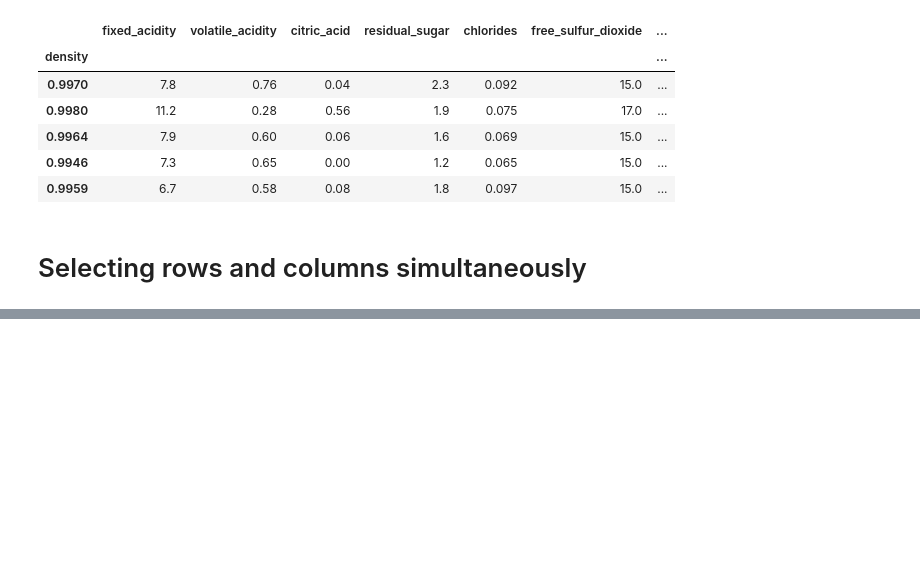
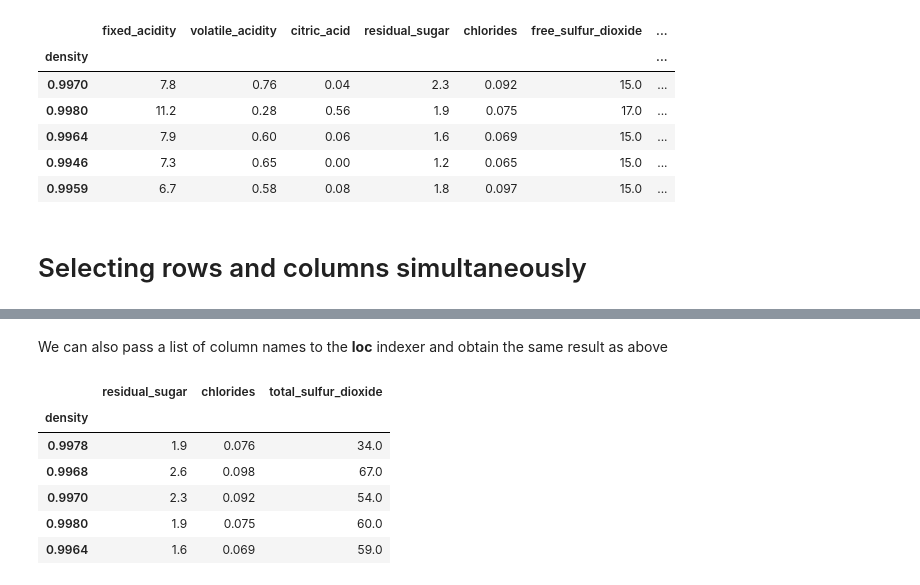
Before and after one commit to tixix/DataScience, a Jupyter notebook: Projects/Python Indexing Practice.ipynb, the cells around one changed output, grey strips where cells are left out. Cells and saved outputs as stored; diff of their text form; code cells hidden in the pictures; blank space fills up the shorter version.

```diff
--- a/Projects/Python Indexing Practice.ipynb
+++ b/Projects/Python Indexing Practice.ipynb
@@ -260,0 +273,12 @@ wine_df.loc[first:last]
+# %% [markdown]
+We can also pass a list of column names to the **loc** indexer and obtain the same result as above
+# %%
+wine_df.loc[:,['residual_sugar','chlorides','total_sulfur_dioxide']].head()
+# %% [output]
+|  | residual_sugar | chlorides | total_sulfur_dioxide |
+| density |  |  |  |
+| 0.9978 | 1.9 | 0.076 | 34.0 |
+| 0.9968 | 2.6 | 0.098 | 67.0 |
+| 0.9970 | 2.3 | 0.092 | 54.0 |
+| 0.9980 | 1.9 | 0.075 | 60.0 |
+| 0.9964 | 1.6 | 0.069 | 59.0 |
```
Also changed, not shown: parts of 31 cells of this notebook.
